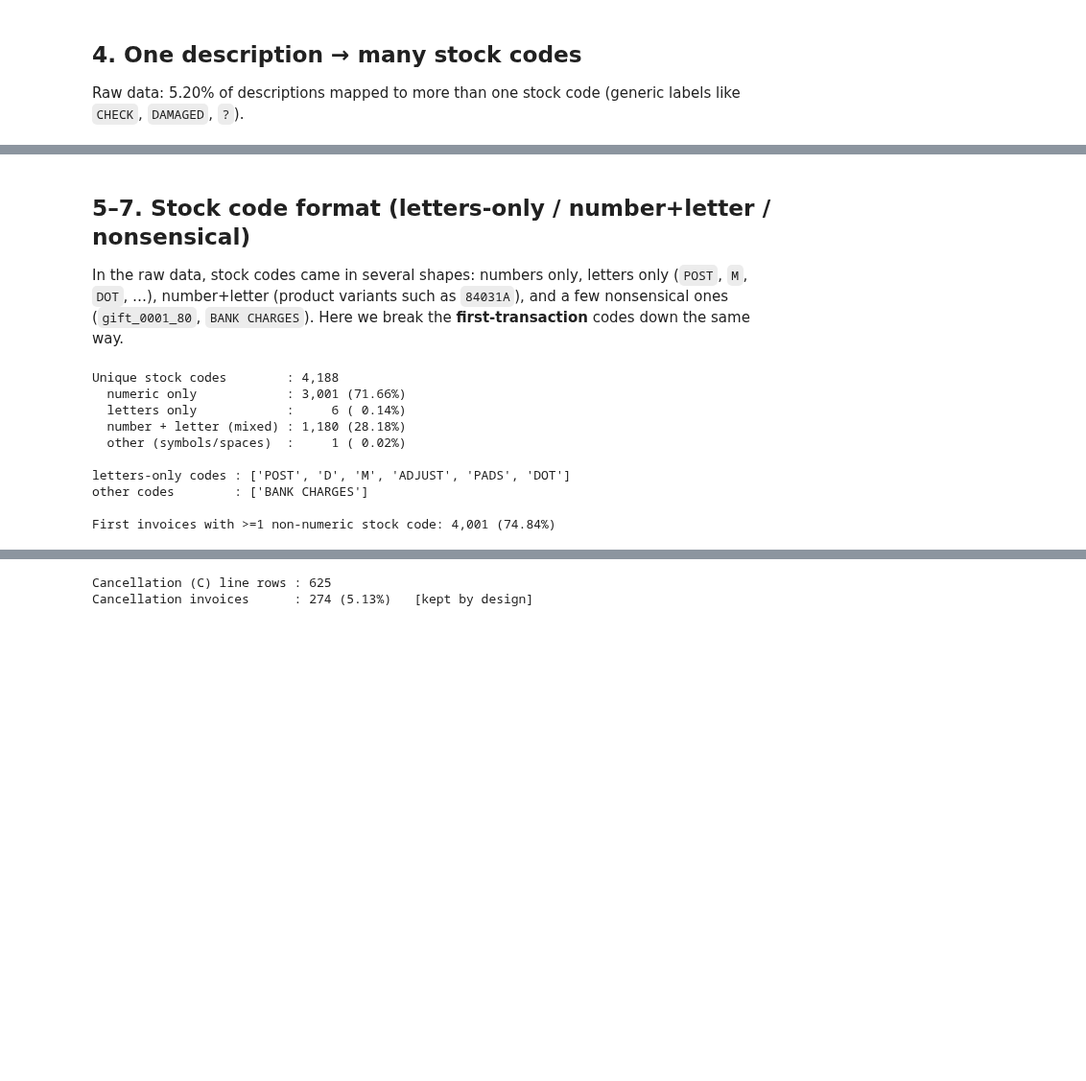
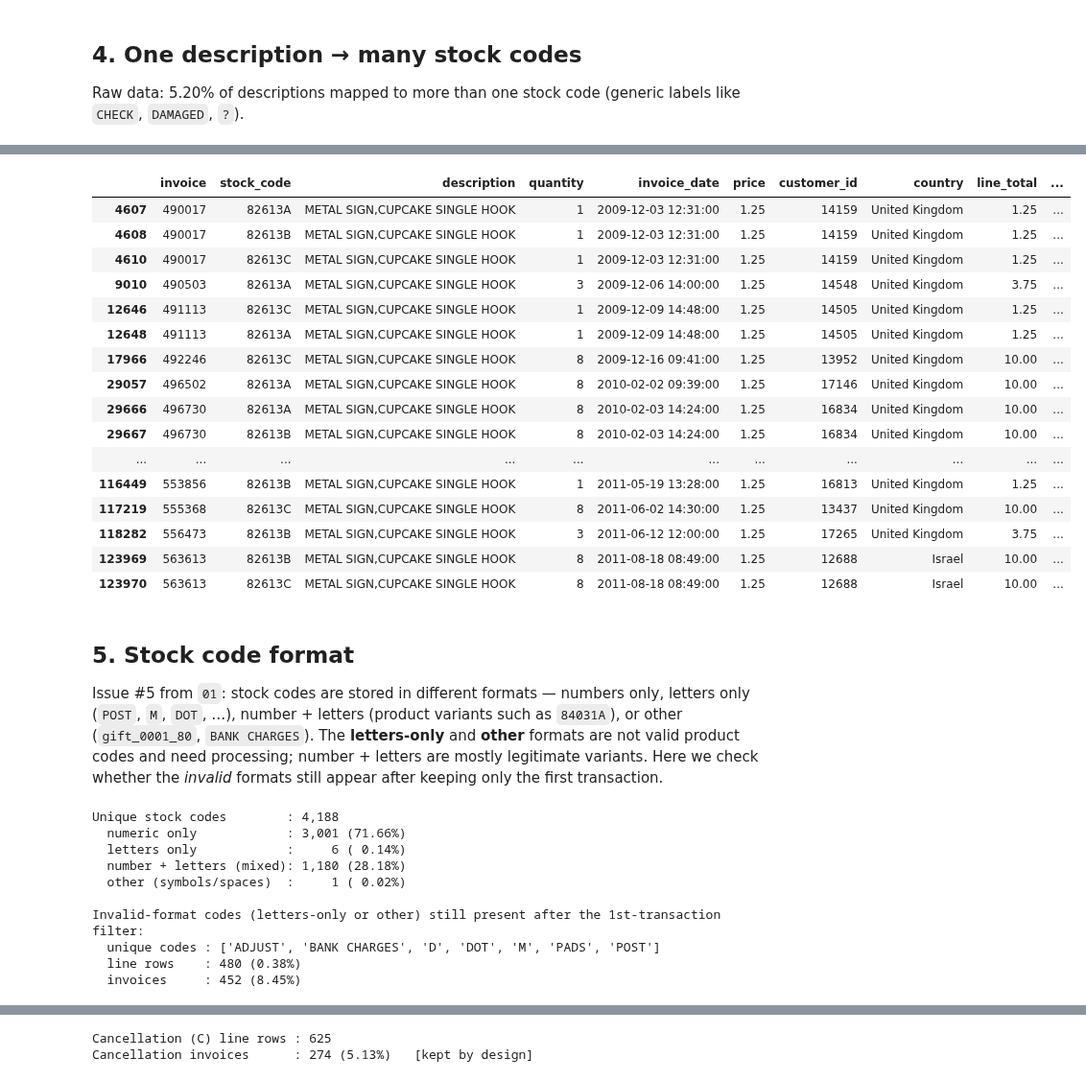
Before and after one commit to Lazr-Galstyan/testing_autoresearch, a Jupyter notebook: notebooks/02_data_quality_first_txn.ipynb, the cells around one changed output, grey strips where cells are left out. Shown at 96% size. Cells and saved outputs as stored; diff of their text form; code cells hidden in the pictures; blank space fills up the shorter version.

```diff
--- a/notebooks/02_data_quality_first_txn.ipynb
+++ b/notebooks/02_data_quality_first_txn.ipynb
@@ -147,8 +209,29 @@ Descriptions with >1 code   : 32 (0.70%)   [raw: 5.20%]
+# %%
+ft[ft['description'] == 'METAL SIGN,CUPCAKE SINGLE HOOK']
+# %% [output]
+|  | invoice | stock_code | description | quantity | invoice_date | price | customer_id | country | line_total | ... |
+| 4607 | 490017 | 82613A | METAL SIGN,CUPCAKE SINGLE HOOK | 1 | 2009-12-03 12:31:00 | 1.25 | 14159 | United Kingdom | 1.25 | ... |
+| 4608 | 490017 | 82613B | METAL SIGN,CUPCAKE SINGLE HOOK | 1 | 2009-12-03 12:31:00 | 1.25 | 14159 | United Kingdom | 1.25 | ... |
+| 4610 | 490017 | 82613C | METAL SIGN,CUPCAKE SINGLE HOOK | 1 | 2009-12-03 12:31:00 | 1.25 | 14159 | United Kingdom | 1.25 | ... |
+| 9010 | 490503 | 82613A | METAL SIGN,CUPCAKE SINGLE HOOK | 3 | 2009-12-06 14:00:00 | 1.25 | 14548 | United Kingdom | 3.75 | ... |
+| 12646 | 491113 | 82613C | METAL SIGN,CUPCAKE SINGLE HOOK | 1 | 2009-12-09 14:48:00 | 1.25 | 14505 | United Kingdom | 1.25 | ... |
+| 12648 | 491113 | 82613A | METAL SIGN,CUPCAKE SINGLE HOOK | 1 | 2009-12-09 14:48:00 | 1.25 | 14505 | United Kingdom | 1.25 | ... |
+| 17966 | 492246 | 82613C | METAL SIGN,CUPCAKE SINGLE HOOK | 8 | 2009-12-16 09:41:00 | 1.25 | 13952 | United Kingdom | 10.00 | ... |
+| 29057 | 496502 | 82613A | METAL SIGN,CUPCAKE SINGLE HOOK | 8 | 2010-02-02 09:39:00 | 1.25 | 17146 | United Kingdom | 10.00 | ... |
+| 29666 | 496730 | 82613A | METAL SIGN,CUPCAKE SINGLE HOOK | 8 | 2010-02-03 14:24:00 | 1.25 | 16834 | United Kingdom | 10.00 | ... |
+| 29667 | 496730 | 82613B | METAL SIGN,CUPCAKE SINGLE HOOK | 8 | 2010-02-03 14:24:00 | 1.25 | 16834 | United Kingdom | 10.00 | ... |
+| ... | ... | ... | ... | ... | ... | ... | ... | ... | ... | ... |
+| 116449 | 553856 | 82613B | METAL SIGN,CUPCAKE SINGLE HOOK | 1 | 2011-05-19 13:28:00 | 1.25 | 16813 | United Kingdom | 1.25 | ... |
+| 117219 | 555368 | 82613C | METAL SIGN,CUPCAKE SINGLE HOOK | 8 | 2011-06-02 14:30:00 | 1.25 | 13437 | United Kingdom | 10.00 | ... |
+| 118282 | 556473 | 82613B | METAL SIGN,CUPCAKE SINGLE HOOK | 3 | 2011-06-12 12:00:00 | 1.25 | 17265 | United Kingdom | 3.75 | ... |
+| 123969 | 563613 | 82613B | METAL SIGN,CUPCAKE SINGLE HOOK | 8 | 2011-08-18 08:49:00 | 1.25 | 12688 | Israel | 10.00 | ... |
+| 123970 | 563613 | 82613C | METAL SIGN,CUPCAKE SINGLE HOOK | 8 | 2011-08-18 08:49:00 | 1.25 | 12688 | Israel | 10.00 | ... |
 # %% [markdown]
-## 5–7. Stock code format (letters-only / number+letter / nonsensical)
+## 5. Stock code format
 
-In the raw data, stock codes came in several shapes: numbers only, letters only (`POST`, `M`, `DOT`, …), number+letter (product variants such as `84031A`), and a few nonsensical ones (`gift_0001_80`, `BANK CHARGES`). Here we break the **first-transaction** codes down the same way.
+Issue #5 from `01`: stock codes are stored in different formats — numbers only, letters only (`POST`, `M`, `DOT`, …), number + letters (product variants such as `84031A`), or other (`gift_0001_80`, `BANK CHARGES`). The **letters-only** and **other** formats are not valid product codes and need processing; number + letters are mostly legitimate variants. Here we check whether the *invalid* formats still appear after keeping only the first transaction.
 # %%
+# Format composition of the unique stock codes.
 u = pd.Series(ft['stock_code'].astype(str).unique())
 is_num   = u.str.fullmatch(r'[0-9]+')
 is_alpha = u.str.fullmatch(r'[A-Za-z]+')
@@ -159,23 +242,24 @@ n = len(u)
 print(f'Unique stock codes        : {n:,}')
 print(f'  numeric only            : {is_num.sum():>5,} ({is_num.mean()*100:5.2f}%)')
 print(f'  letters only            : {is_alpha.sum():>5,} ({is_alpha.mean()*100:5.2f}%)')
-print(f'  number + letter (mixed) : {is_mix.sum():>5,} ({is_mix.mean()*100:5.2f}%)')
+print(f'  number + letters (mixed): {is_mix.sum():>5,} ({is_mix.mean()*100:5.2f}%)')
 print(f'  other (symbols/spaces)  : {is_other.sum():>5,} ({is_other.mean()*100:5.2f}%)')
-print()
-print('letters-only codes :', u[is_alpha].tolist())
-print('other codes        :', u[is_other].tolist())
 
-nonnum = ~ft['stock_code'].astype(str).str.fullmatch(r'[0-9]+')
-inv_nonnum = ft.loc[nonnum, 'invoice'].nunique()
-print(f'\nFirst invoices with >=1 non-numeric stock code: {inv_nonnum:,} ({inv_nonnum/n_inv*100:.2f}%)')
+# Letters-only and "other" are NOT valid product codes -> these still need processing.
+invalid_codes = set(u[is_alpha | is_other])
+invalid_row = ft['stock_code'].astype(str).isin(invalid_codes)
+print('\nInvalid-format codes (letters-only or other) still present after the 1st-transaction filter:')
+print(f'  unique codes : {sorted(invalid_codes)}')
+print(f'  line rows    : {invalid_row.sum():,} ({invalid_row.mean()*100:.2f}%)')
+print(f'  invoices     : {ft.loc[invalid_row, "invoice"].nunique():,} ({ft.loc[invalid_row, "invoice"].nunique()/n_inv*100:.2f}%)')
 # %% [output]
 Unique stock codes        : 4,188
   numeric only            : 3,001 (71.66%)
   letters only            :     6 ( 0.14%)
-  number + letter (mixed) : 1,180 (28.18%)
+  number + letters (mixed): 1,180 (28.18%)
   other (symbols/spaces)  :     1 ( 0.02%)
 
-letters-only codes : ['POST', 'D', 'M', 'ADJUST', 'PADS', 'DOT']
-other codes        : ['BANK CHARGES']
-
-First invoices with >=1 non-numeric stock code: 4,001 (74.84%)
+Invalid-format codes (letters-only or other) still present after the 1st-transaction filter:
+  unique codes : ['ADJUST', 'BANK CHARGES', 'D', 'DOT', 'M', 'PADS', 'POST']
+  line rows    : 480 (0.38%)
+  invoices     : 452 (8.45%)
```
Also changed, not shown: parts of 8 cells of this notebook, 1 other file.
